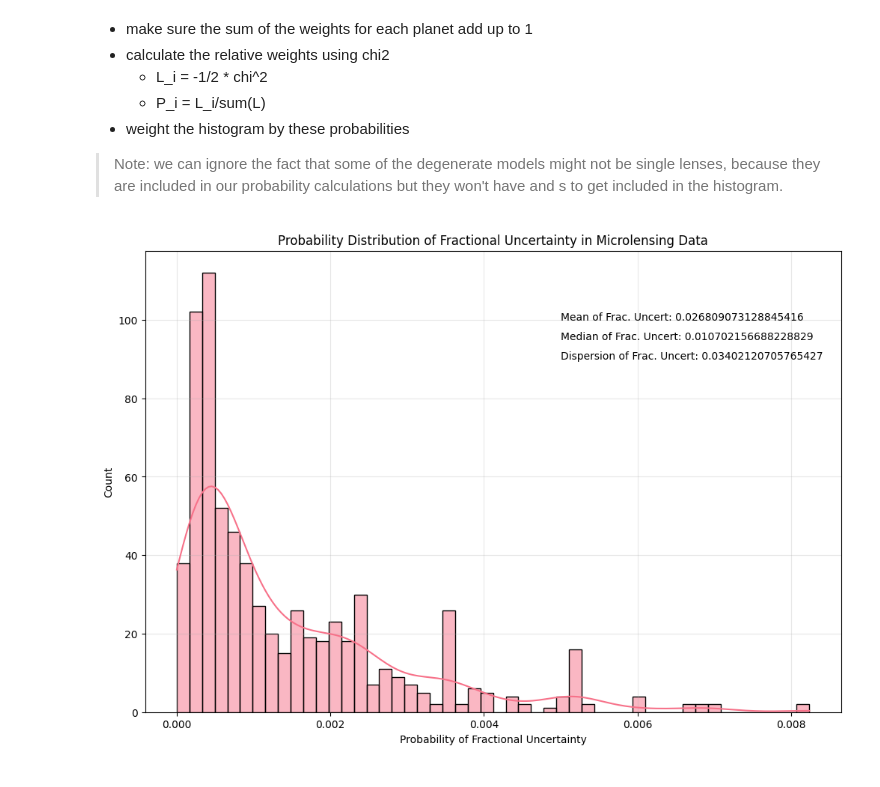
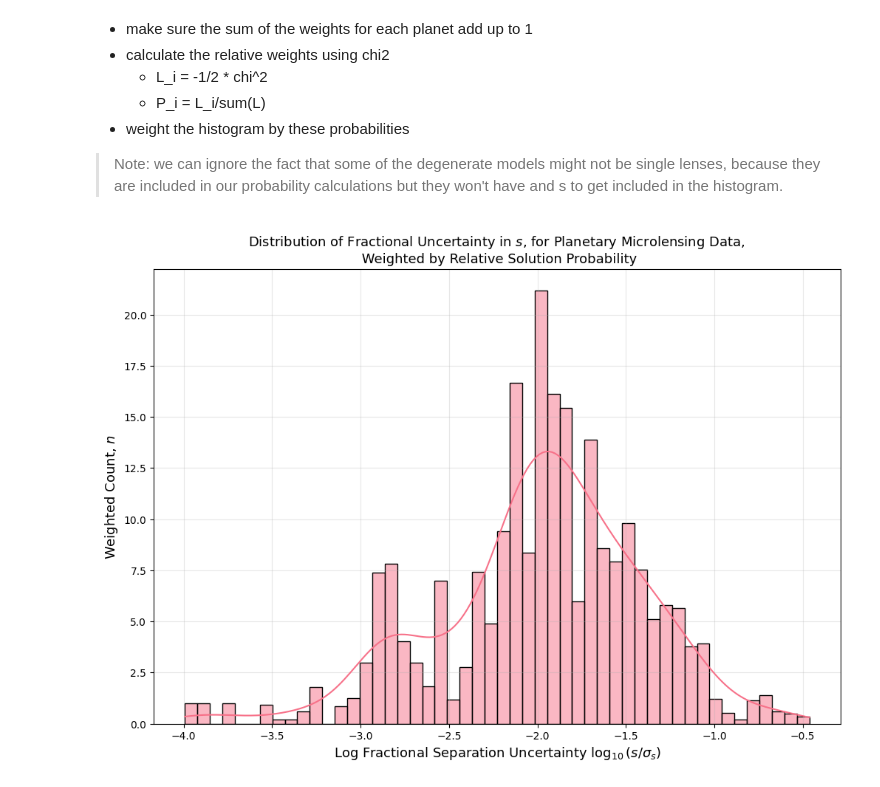
Before and after one commit to victorkarkour/Microlensing-Separation, a Jupyter notebook: Dist_s_errors.ipynb, the cells around one changed output. Saved outputs shown, nothing was run; the diff lists cells and outputs as text; code cells hidden in the pictures.

Commit message:
Fixed a problem with the "which" parameter in CompletePlotHist, created the Dist of Fract Uncert. in Dist_s_errors, and plotted the 75 value of i and e for Linear

```diff
--- a/Dist_s_errors.ipynb
+++ b/Dist_s_errors.ipynb
@@ -21,11 +41,13 @@ ML_df = query.to_pandas()
 # Filter out rows with missing values
 #exoplanet_df_clean = ML_df.dropna(subset=['pl_bmassj', 'pl_orbsmax']).copy()
 
+# Makes Fractional Uncertainty and tries Chi^2 for each point in data
 ML_df["fractional_uncertainty"] = np.sqrt(ML_df["ml_sepinsnorperr1"]**2 + ML_df["ml_sepinsnorperr2"]**2) / ML_df["ml_sepinsnorp"]
-ML_df["weights"] = -(1/2) * ML_df["ml_modelchisq"]
-ML_df["prob"] = np.abs(ML_df["weights"] / (ML_df["weights"].sum()))
+ML_df["L"] = np.exp(-1/2 * ML_df["ml_modelchisq"])
+ML_df["P_tot"] = ML_df.groupby("pl_name")["L"].transform("sum")
+ML_df["P"] = ML_df["L"] / ML_df["P_tot"]
 
-ML_df.head()
+ML_df.groupby("pl_name").head(10)
 # %% [output]
 |  | pl_name | htmllink | ml_modeldef | ml_sepinsnorp | ml_sepinsnorperr1 | ml_sepinsnorperr2 | ml_description | ... |
 | 0 | KMT-2022-BLG-1790L b | <a refstr=HAN_ET_AL__2025 href=ht... | 1 | 0.9755 | 0.0070 | -0.0070 | Outer (default) | ... |
@@ -35,0 +65,8 @@ ML_df.head()
+# %%
+# Creates Relative Chi^2 for Histogram
+ML_df["delta_chi2"] = ML_df["ml_modelchisq"] - ML_df.groupby("pl_name")["ml_modelchisq"].transform("min")
+ML_df["L"] = np.exp(-1/2 * ML_df["delta_chi2"])
+ML_df["P_tot"] = ML_df.groupby("pl_name")["L"].transform("sum")
+ML_df["P"] = ML_df["L"] / ML_df["P_tot"]
+
+ML_df.groupby("pl_name").head(10)
@@ -35,0 +87,5 @@ ML_df.head()
+# %%
+# Create two new columns: One for star id and one for the event total probability
+ML_df["event_id"] = ML_df["pl_name"].str.split(" ").str[0]
+ML_df["P_event_tot"] = ML_df.groupby("event_id")["P"].transform("sum")
+# ML_df.groupby("event_id").head(10)
@@ -60,14 +146,14 @@ plt.show()
 # %%
 # Alternative with log-transformed data
 plt.figure(figsize=(12, 8))
-sns.histplot(data=(ML_df['prob']), bins=50, kde=True)
-plt.xlabel('Probability of Fractional Uncertainty')
-plt.ylabel('Count')
-plt.title('Probability Distribution of Fractional Uncertainty in Microlensing Data')
+sns.histplot(x=(np.log10(ML_df['fractional_uncertainty'])), bins=50, kde=True, weights= ML_df["P"])
+plt.xlabel(r'Log Fractional Separation Uncertainty $\log_{10}(s/\sigma_s)$', fontsize = 13)
+plt.ylabel(r'Weighted Count, $n$', fontsize = 13)
+plt.title('Distribution of Fractional Uncertainty in $s$, for Planetary Microlensing Data, \n Weighted by Relative Solution Probability', fontsize = 13)
 plt.grid(True, alpha=0.3)
-plt.text(0.005, 100, s = f"Mean of Frac. Uncert: {ML_df["fractional_uncertainty"][ML_df["prob"].isna()].mean()}")
-plt.text(0.005, 95, s = f"Median of Frac. Uncert: {ML_df["fractional_uncertainty"][ML_df["prob"].isna()].median()}")
-plt.text(0.005, 90, s = f"Dispersion of Frac. Uncert: {ML_df["fractional_uncertainty"][ML_df["prob"].isna()].std()}")
+# plt.text(-1.75, 20, s = f"Mean of Frac. Uncert: {np.mean(np.log10(ML_df["fractional_uncertainty"][ML_df["P"].isna()]))}")
+# plt.text(-1.75, 18, s = f"Median of Frac. Uncert: {np.nanmedian(np.log10(ML_df["fractional_uncertainty"][ML_df["P"].isna()]))}")
+# plt.text(-1.75, 16, s = f"Dispersion of Frac. Uncert: {np.std(np.log10(ML_df["fractional_uncertainty"][ML_df["P"].isna()]))}")
 plt.show()
 # %% [output]
-[figure, old version]
+[figure, new version]
```
Also changed, not shown: parts of 5 cells of this notebook, 5 other files.
